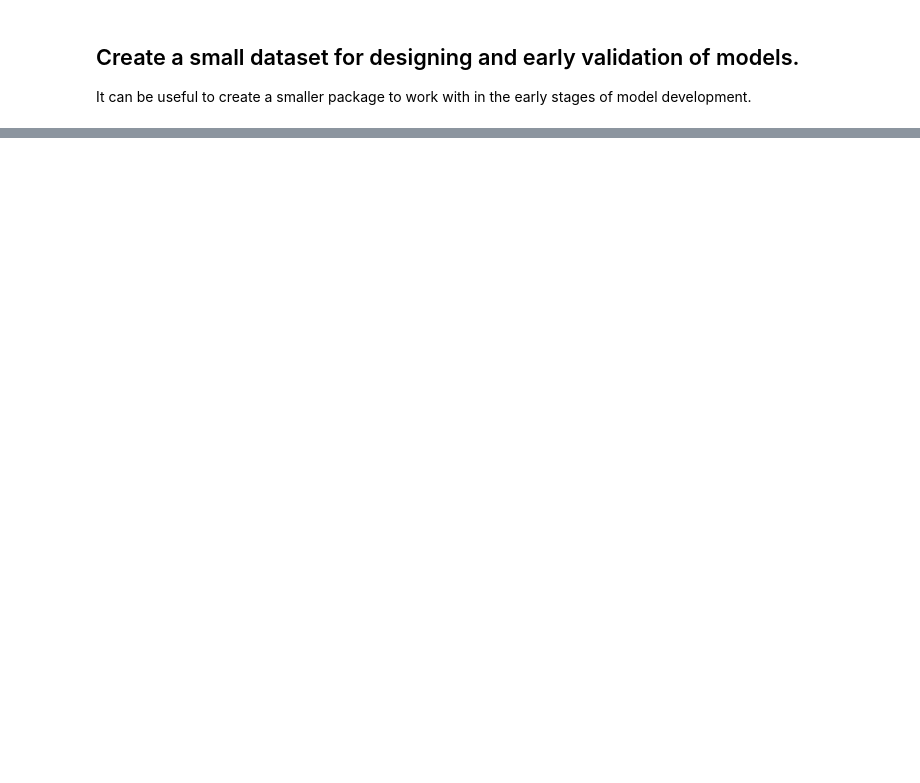
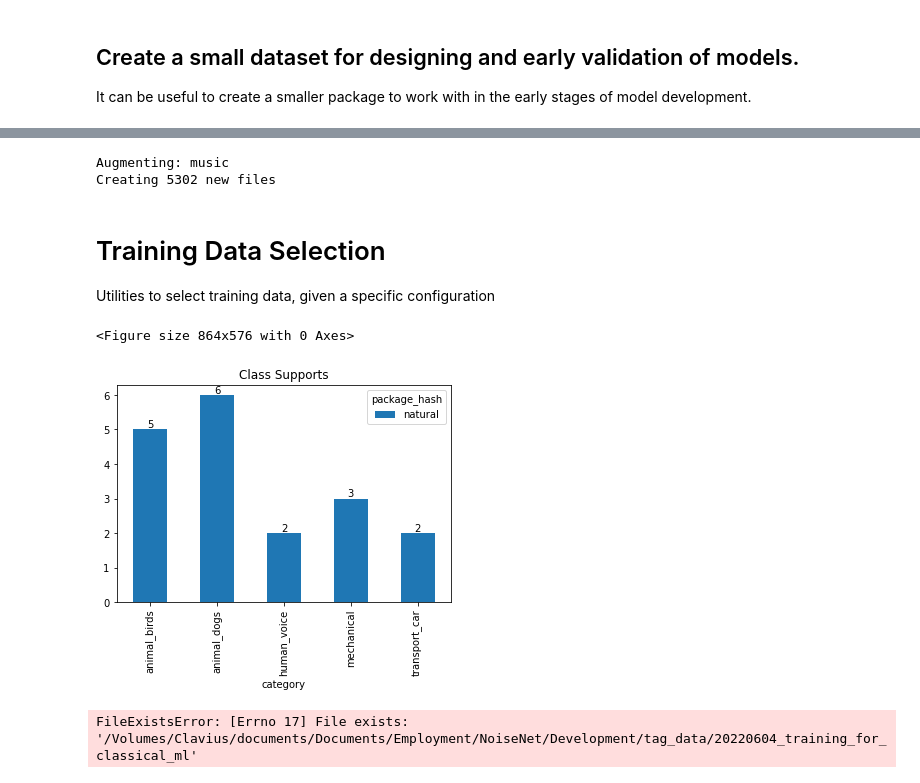
Before and after one commit to solt-qy/LDI_project, a Jupyter notebook: 02_machine_learning/01_dataset_curation.ipynb, the cells around one changed output, grey strips where cells are left out. Drawn from its saved outputs; the diff is of its cells as text; code cells hidden in the pictures; blank space fills up the shorter version.

```diff
--- a/02_machine_learning/01_dataset_curation.ipynb
+++ b/02_machine_learning/01_dataset_curation.ipynb
@@ -363,0 +639,8 @@ copy_to_new_package(categorised_sample_one, new_dest)
+# %%
+# set your path here
+data_root = pathlib.Path('/Volumes/Clavius/documents/Documents/Employment/NoiseNet/Development/tag_data/processed')
+manifest_path = data_root/'01_manifest.csv'
+
+# read the manifest in
+manifest = pd.read_csv(manifest_path)
+manifest
@@ -363,0 +661,13 @@ copy_to_new_package(categorised_sample_one, new_dest)
+# %%
+outpath = pathlib.Path('/Volumes/Clavius/documents/Documents/Employment/NoiseNet/Development/tag_data/augmented')
+outpath.mkdir(exist_ok=True, parents=True)
+
+augs = create_augmentations(manifest, outpath,categories=considered_categories_full, target=10000, min_augment_ratio=0.2)
+
+manifest1 = pd.concat([manifest, augs])
+# %% [output]
+Augmenting: music
+Creating 5302 new files
+# %% [markdown]
+# Training Data Selection
+Utilities to select training data, given a specific configuration
@@ -363,0 +721,11 @@ copy_to_new_package(categorised_sample_one, new_dest)
+# %%
+training = select_training_data(manifest, considered_categories_small, target_support=100, minimum_aug_ratio=0,maximum_aug_ratio=0, single_label=False)
+# show the supports for each category
+tag_counts = supports(training, on_col='category', split_augmented=True, plot=True)
+# %% [output]
+<Figure size 864x576 with 0 Axes>
+[figure, added]
+# %%
+copy_to_new_package(training, data_root, data_root.parent/'20220604_training_for_classical_ml')
+# %% [output]
+FileExistsError: [Errno 17] File exists: '/Volumes/Clavius/documents/Documents/Employment/NoiseNet/Development/tag_data/20220604_training_for_classical_ml'
```
Also changed, not shown: parts of 15 cells of this notebook, 4 other files.
